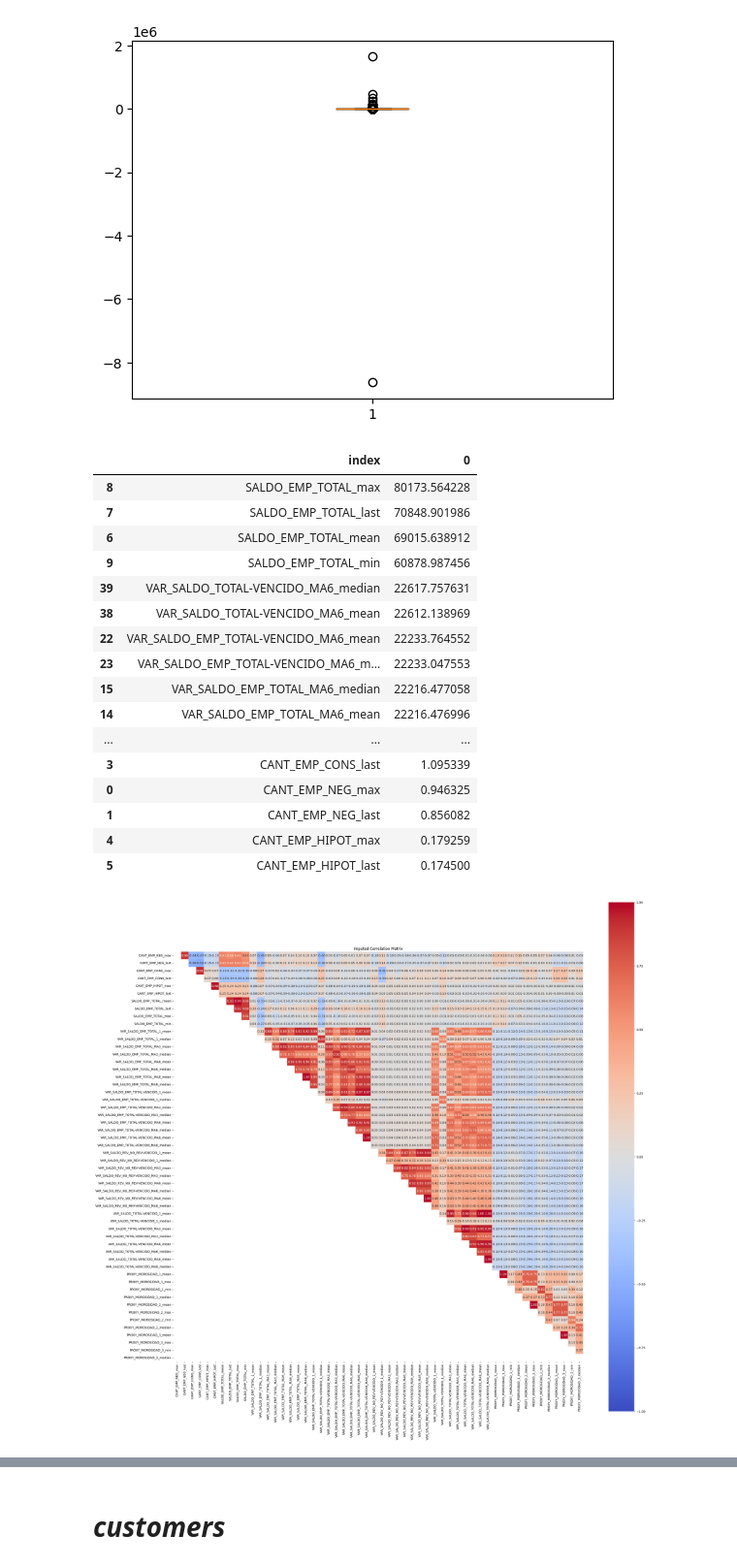
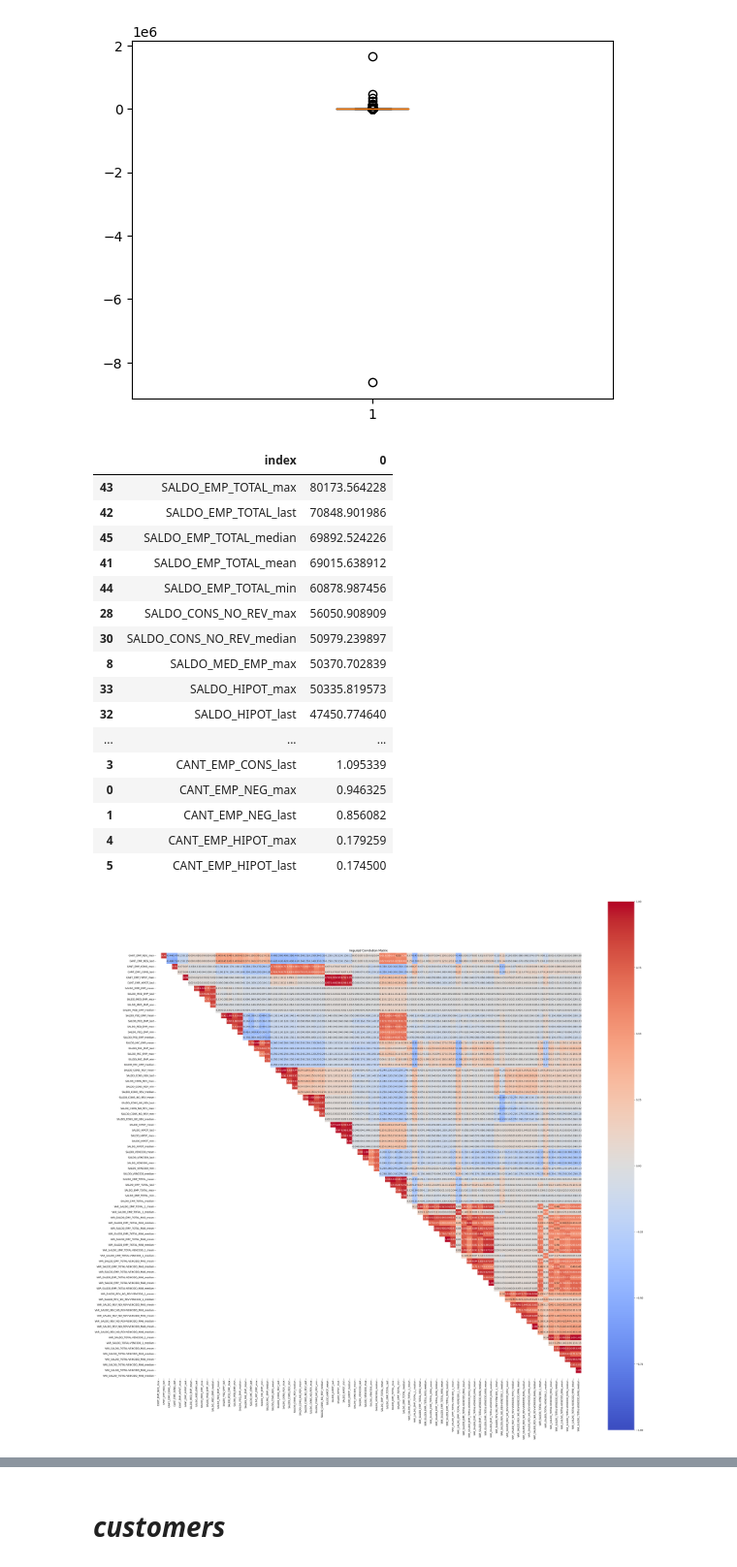
Before and after one commit to jeremy-jmc/datathon-mibanco2023, a Jupyter notebook: notebooks/00_data_preprocessing.ipynb, the cells around one changed output, grey strips where cells are left out. Shown at 97% size. Saved outputs shown, nothing was run; the diff lists cells and outputs as text; code cells hidden in the pictures.

```diff
--- a/notebooks/00_data_preprocessing.ipynb
+++ b/notebooks/00_data_preprocessing.ipynb
@@ -152,15 +152,15 @@ df_balances_unirow = df_balances.groupby('ID').agg(
         'CANT_EMP_CONS': ['max', 'last'],
         'CANT_EMP_HIPOT': ['max', 'last'],
 
-        # 'SALDO_MED_EMP': ['mean', 'last', 'max', 'min'],
-        # 'SALDO_PEQ_EMP': ['mean', 'last', 'max', 'min'],
-        # 'SALDO_MIC_EMP': ['mean', 'last', 'max', 'min'],
-        # 'SALDO_CONS_REV': ['mean', 'last', 'max', 'min'],
-        # 'SALDO_CONS_NO_REV': ['mean', 'last', 'max', 'min'],
-        # 'SALDO_HIPOT': ['mean', 'last', 'max', 'min'],
-        # 'SALDO_VENCIDO': ['mean', 'last', 'max', 'min'],
+        'SALDO_MED_EMP': ['mean', 'last', 'max', 'min', 'median'],
+        'SALDO_PEQ_EMP': ['mean', 'last', 'max', 'min', 'median'],
+        'SALDO_MIC_EMP': ['mean', 'last', 'max', 'min', 'median'],
+        'SALDO_CONS_REV': ['mean', 'last', 'max', 'min', 'median'],
+        'SALDO_CONS_NO_REV': ['mean', 'last', 'max', 'min', 'median'],
+        'SALDO_HIPOT': ['mean', 'last', 'max', 'min', 'median'],
+        'SALDO_VENCIDO': ['mean', 'last', 'max', 'min', 'median'],
 
-        'SALDO_EMP_TOTAL': ['mean', 'last', 'max', 'min'],
+        'SALDO_EMP_TOTAL': ['mean', 'last', 'max', 'min', 'median'],
 
         'VAR_SALDO_EMP_TOTAL_1' : ['mean', 'median'],
         'VAR_SALDO_EMP_TOTAL_MA3' : ['mean', 'median'],
@@ -186,9 +186,9 @@ df_balances_unirow = df_balances.groupby('ID').agg(
         # 'CANT_EMP_CONS_FLAG' : ['any'],
         # 'CANT_EMP_HIPOT_FLAG' : ['any'],
 
-        'PROXY_MOROSIDAD_1': ['mean', 'max', 'min', 'median'],
-        'PROXY_MOROSIDAD_2': ['mean', 'max', 'min', 'median'],
-        'PROXY_MOROSIDAD_3': ['mean', 'max', 'min', 'median'],
+        # 'PROXY_MOROSIDAD_1': ['mean', 'max', 'min', 'median'],
+        # 'PROXY_MOROSIDAD_2': ['mean', 'max', 'min', 'median'],
+        # 'PROXY_MOROSIDAD_3': ['mean', 'max', 'min', 'median'],
     }
 ).replace([np.inf, -np.inf], np.nan).fillna(0)
 
@@ -227,16 +227,16 @@ nc, cc = get_cols(df_balances_unirow)
 df_balances_unirow[nc].std(numeric_only=True).reset_index().sort_values(by=0, ascending=False)
 # %% [output]
 |  | index | 0 |
-| 8 | SALDO_EMP_TOTAL_max | 80173.564228 |
-| 7 | SALDO_EMP_TOTAL_last | 70848.901986 |
-| 6 | SALDO_EMP_TOTAL_mean | 69015.638912 |
-| 9 | SALDO_EMP_TOTAL_min | 60878.987456 |
-| 39 | VAR_SALDO_TOTAL-VENCIDO_MA6_median | 22617.757631 |
-| 38 | VAR_SALDO_TOTAL-VENCIDO_MA6_mean | 22612.138969 |
-| 22 | VAR_SALDO_EMP_TOTAL-VENCIDO_MA6_mean | 22233.764552 |
-| 23 | VAR_SALDO_EMP_TOTAL-VENCIDO_MA6_m... | 22233.047553 |
-| 15 | VAR_SALDO_EMP_TOTAL_MA6_median | 22216.477058 |
-| 14 | VAR_SALDO_EMP_TOTAL_MA6_mean | 22216.476996 |
+| 43 | SALDO_EMP_TOTAL_max | 80173.564228 |
+| 42 | SALDO_EMP_TOTAL_last | 70848.901986 |
+| 45 | SALDO_EMP_TOTAL_median | 69892.524226 |
+| 41 | SALDO_EMP_TOTAL_mean | 69015.638912 |
+| 44 | SALDO_EMP_TOTAL_min | 60878.987456 |
+| 28 | SALDO_CONS_NO_REV_max | 56050.908909 |
+| 30 | SALDO_CONS_NO_REV_median | 50979.239897 |
+| 8 | SALDO_MED_EMP_max | 50370.702839 |
+| 33 | SALDO_HIPOT_max | 50335.819573 |
+| 32 | SALDO_HIPOT_last | 47450.774640 |
 | ... | ... | ... |
 | 3 | CANT_EMP_CONS_last | 1.095339 |
 | 0 | CANT_EMP_NEG_max | 0.946325 |
@@ -246,14 +246,14 @@ df_balances_unirow[nc].std(numeric_only=True).reset_index().sort_values(by=0, as
 # %%
 import numpy as np
 
 corr_mat = df_balances_unirow[nc].corr(method='spearman')
 mask = np.tril(np.ones_like(corr_mat, dtype=bool))  # create a mask to hide the lower triangle of the heatmap
-plt.figure(figsize=(30, 30))
+plt.figure(figsize=(40, 40))
 sns.heatmap(corr_mat, annot=True, cmap='coolwarm', vmin=-1, vmax=1, square=True, fmt='.2f', mask=mask)  # add the mask to the heatmap
 plt.title('Imputed Correlation Matrix')
 plt.show()
 # %% [output]
-[figure, old version]
+[figure, new version]
 # %%
 df_balances_unirow
 # %% [output]
```
Also changed, not shown: parts of 3 cells of this notebook, 2 other files.
